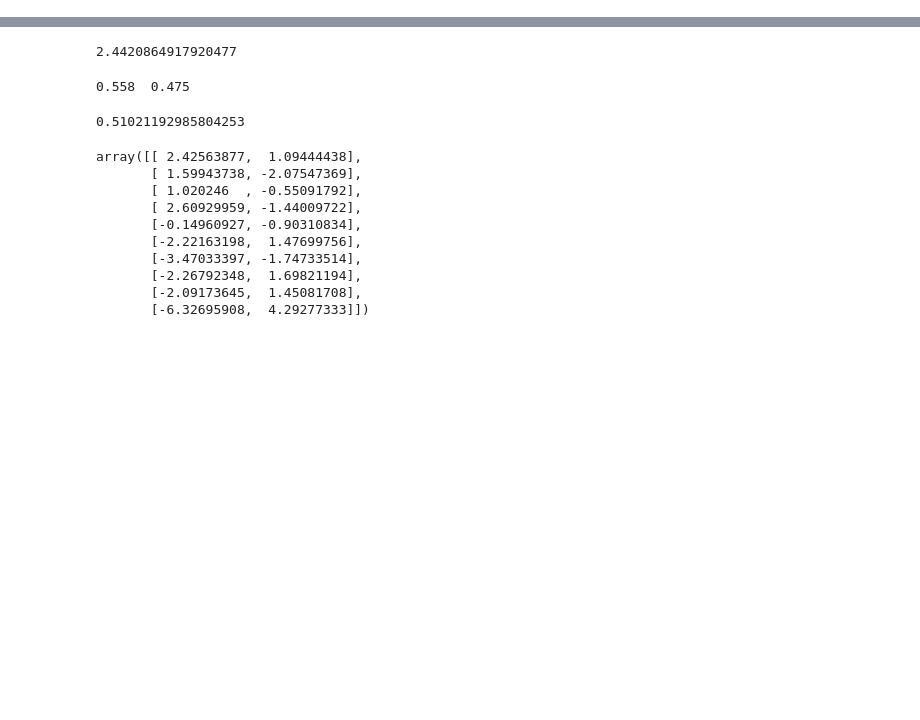
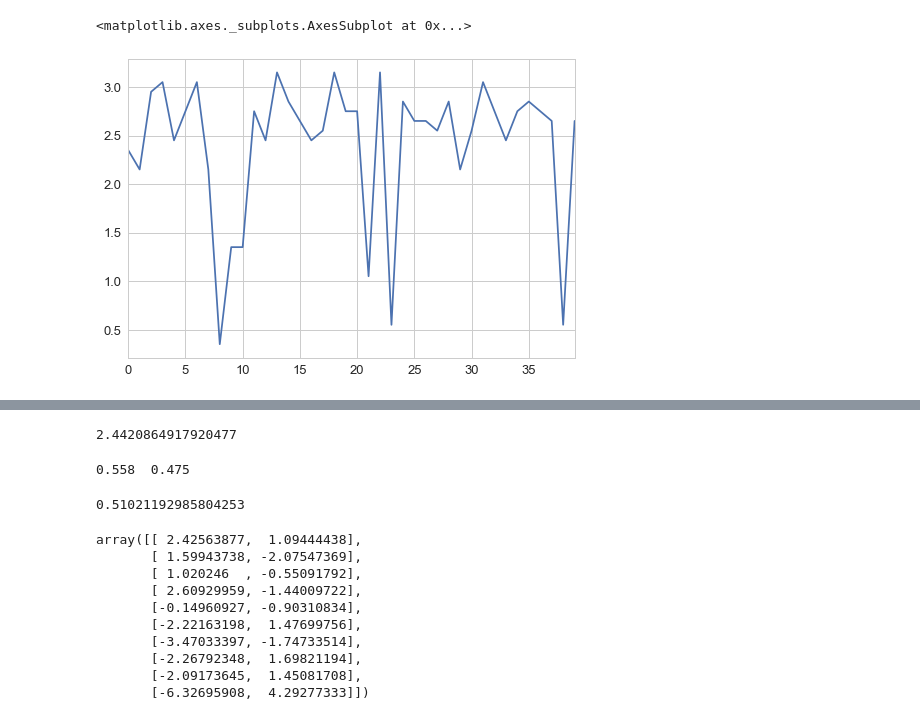
Before and after one commit to fredcallaway/gymrats, a Jupyter notebook: scratch.ipynb, the cells around one changed output, grey strips where cells are left out. Drawn from its saved outputs; the diff is of its cells as text; code cells hidden in the pictures; blank space fills up the shorter version.

```diff
--- a/scratch.ipynb
+++ b/scratch.ipynb
@@ -84,0 +75,6 @@ trace = agent.run_many(N_EP, max_steps=100)
+# %%
+df = pd.DataFrame(trace)
+df['return'].plot()
+# %% [output]
+<matplotlib.axes._subplots.AxesSubplot at 0x...>
+[figure, added]
```
Also changed, not shown: parts of 17 cells of this notebook, 4 other files.
